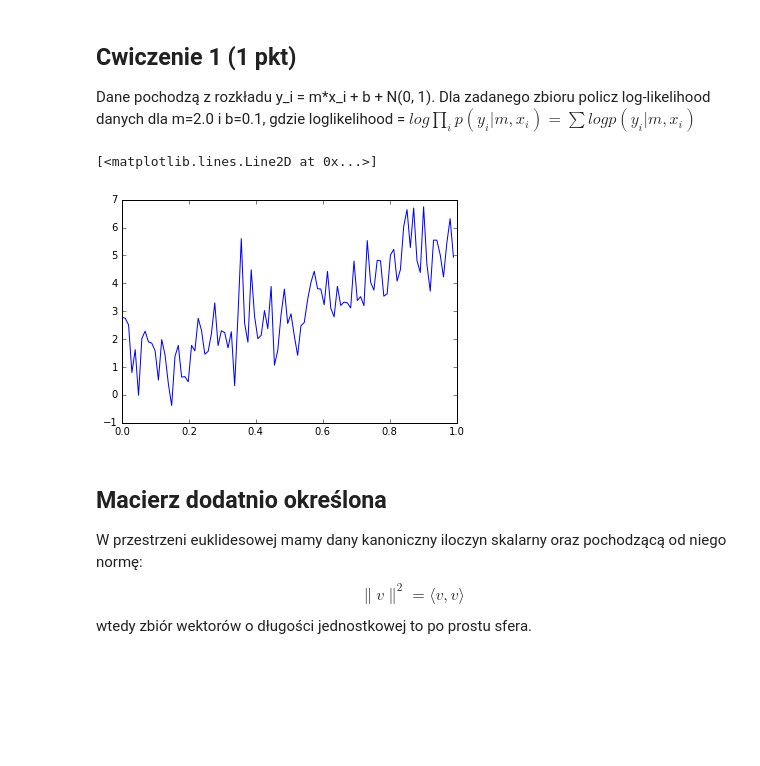
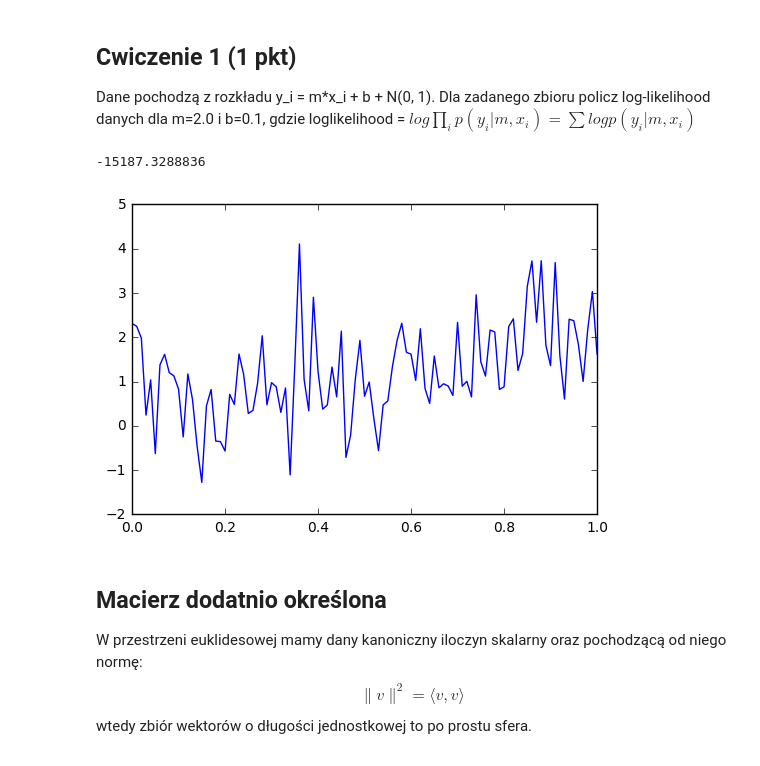
Before and after one commit to ociepkam/ml, a Jupyter notebook: L2b.ipynb, the cells around one changed output. Drawn from its saved outputs; the diff is of its cells as text; code cells hidden in the pictures; blank space fills up the shorter version.

```diff
--- a/L2b.ipynb
+++ b/L2b.ipynb
@@ -27,30 +28,35 @@ import random
 
 Dane pochodzą z rozkładu y_i = m*x_i + b + N(0, 1). Dla zadanego zbioru policz log-likelihood danych dla m=2.0 i b=0.1, gdzie loglikelihood =  $log \prod_i p(y_i | m, x_i) = \sum log p(y_i | m, x_i)$
 # %%
-
-
 ## Syntetyczny zbiór danych
 np.random.seed(123456789)
 
-def y(x,m,b,mu=0,sigma=1):
-    return m*x + b + np.random.normal(mu,sigma,1)[0]
+def y(x, m, b, mu=0, sigma=1):
+    return m*x + b + np.random.normal(mu, sigma, 1)[0]
 
 N = 101
 M = 2
-t = np.empty(N)
-domain_bound = 1.0/N
-domain = np.empty(N)
 
-for i in range(N):
-    domain[i] = i*domain_bound
+domain = np.array(range(N)) / float(N-1)
 
-for i in range(N):
-    t[i] = y(x=domain[i],m=4.89,b=0.57)
+t = np.array([y(x=domain[i], m=2.0, b=0.1) for i in range(N)])
 
 plt.plot(domain,t)
+
+def loglh(data, mean, sigma):
+    f =  len(data) / 2.
+    f *= math.log(2. * np.pi * sigma ** 2)
+
+    s = ((data - mean) ** 2).sum()
+    t = (1. / 2. * (sigma ** 2)) * s
+
+    res = - f - (t * s)
+    return res
+
+print(loglh(t,2,1))
 # %% [output]
-[<matplotlib.lines.Line2D at 0x...>]
+-15187.3288836
-[figure, old version]
+[figure, new version]
 # %% [markdown]
 ## Macierz dodatnio określona
 
```
Also changed, not shown: parts of 1 cell of this notebook, 1 other file.
